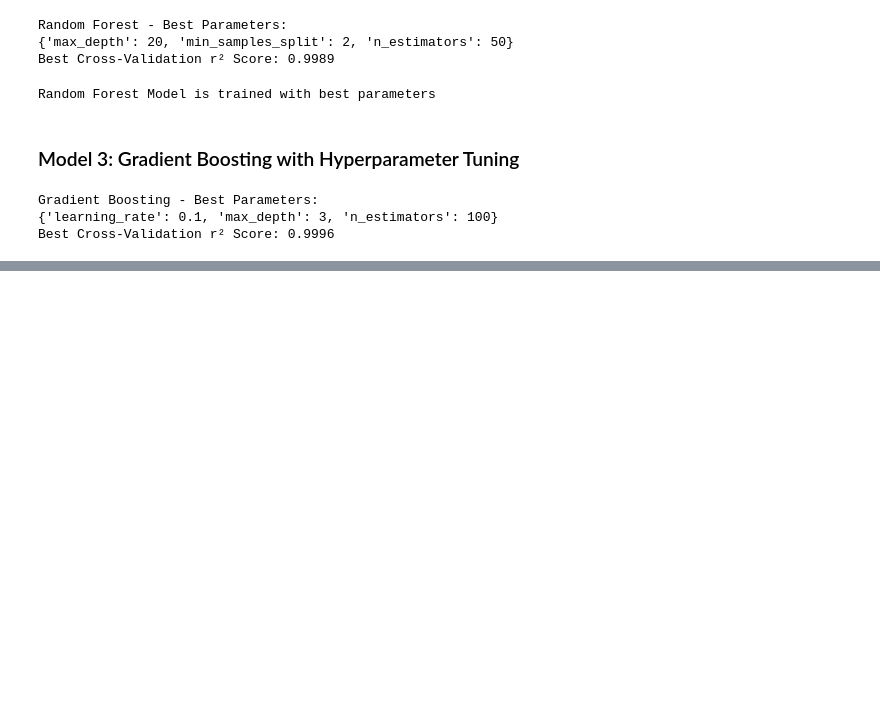
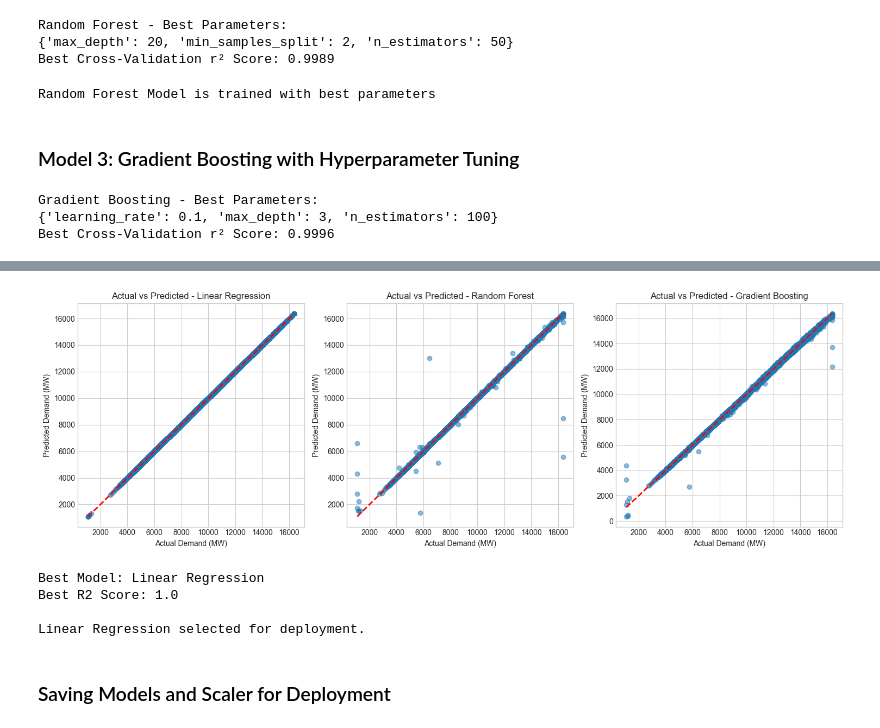
Before and after one commit to 00015972/MLDA_CW1_15972, a Jupyter notebook: MLDA_CW1_15972.ipynb, the cells around one changed output, grey strips where cells are left out. Drawn from its saved outputs; the diff is of its cells as text; code cells hidden in the pictures; blank space fills up the shorter version.

Commit message:
Module Evaluation part is done. Linear Regression is chosen as the best model

```diff
--- a/MLDA_CW1_15972.ipynb
+++ b/MLDA_CW1_15972.ipynb
@@ -610,0 +613,27 @@ Gradient Boosting Model Trained with Best Parameters!
+# %%
+# Evaluation metrics for all models
+from sklearn.metrics import mean_squared_error, mean_absolute_error, r2_score
+
+# Calculate metrics for each model
+models = {
+    'Linear Regression': y_pred_lr,
+    'Random Forest': y_pred_rf,
+    'Gradient Boosting': y_pred_gb
+}
+
+results = []
+for name, y_pred in models.items():
+    mse = mean_squared_error(y_test, y_pred)
+    mae = mean_absolute_error(y_test, y_pred)
+    r2 = r2_score(y_test, y_pred)
+    results.append({
+        'Model': name,
+        'MSE': round(mse, 2),
+        'MAE': round(mae, 2),
+        'R2 Score': round(r2, 4)
+    })
+
+# Displaying results as a comparison table
+results_df = pd.DataFrame(results)
+print("Model Evaluation Results:")
+results_df
@@ -610,0 +646,42 @@ Gradient Boosting Model Trained with Best Parameters!
+# %%
+# Visualization: Actual vs Predicted for all models
+fig, axes = plt.subplots(1, 3, figsize=(15, 5))
+
+predictions = [y_pred_lr, y_pred_rf, y_pred_gb]
+titles = ['Linear Regression', 'Random Forest', 'Gradient Boosting']
+
+for ax, y_pred, title in zip(axes, predictions, titles):
+    ax.scatter(y_test, y_pred, alpha=0.5)
+    ax.plot([y_test.min(), y_test.max()], [y_test.min(), y_test.max()], 'r--', lw=2)
+    ax.set_xlabel('Actual Demand (MW)')
+    ax.set_ylabel('Predicted Demand (MW)')
+    ax.set_title(f'Actual vs Predicted - {title}')
+
+plt.tight_layout()
+plt.show()
+# %% [output]
+[figure, added]
+# %%
+# Best Model Selection based on R2 Score
+best_model_name = results_df.loc[results_df['R2 Score'].idxmax(), 'Model']
+best_r2 = results_df['R2 Score'].max()
+
+print(f"Best Model: {best_model_name}")
+print(f"Best R2 Score: {best_r2}")
+
+# Select the best model for deployment
+if best_model_name == 'Linear Regression':
+    best_model = lr_model
+elif best_model_name == 'Random Forest':
+    best_model = best_rf_model
+else:
+    best_model = best_gb_model
+
+print(f"\n{best_model_name} selected for deployment.")
+# %% [output]
+Best Model: Linear Regression
+Best R2 Score: 1.0
+
+Linear Regression selected for deployment.
+# %% [markdown]
+### Saving Models and Scaler for Deployment
```
Also changed, not shown: parts of 5 cells of this notebook, 4 other files.
